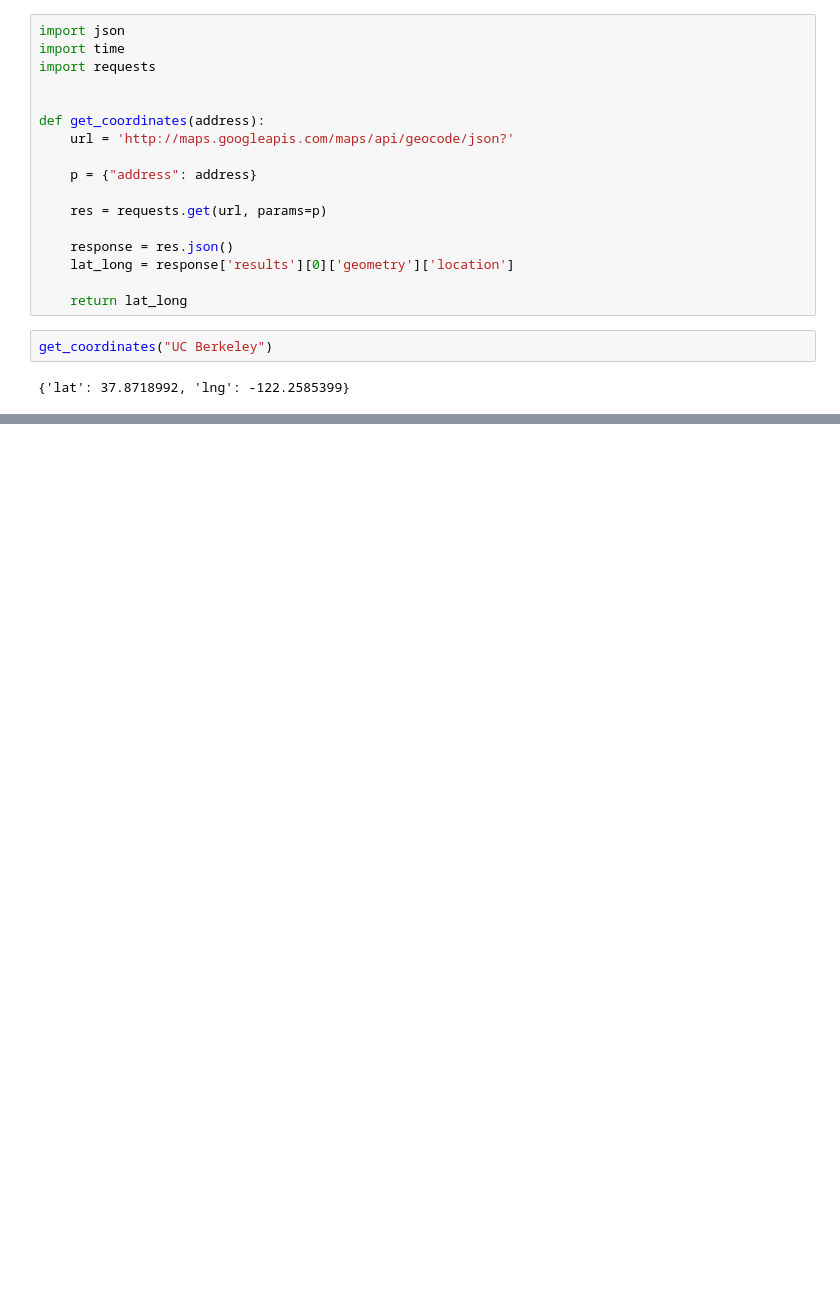
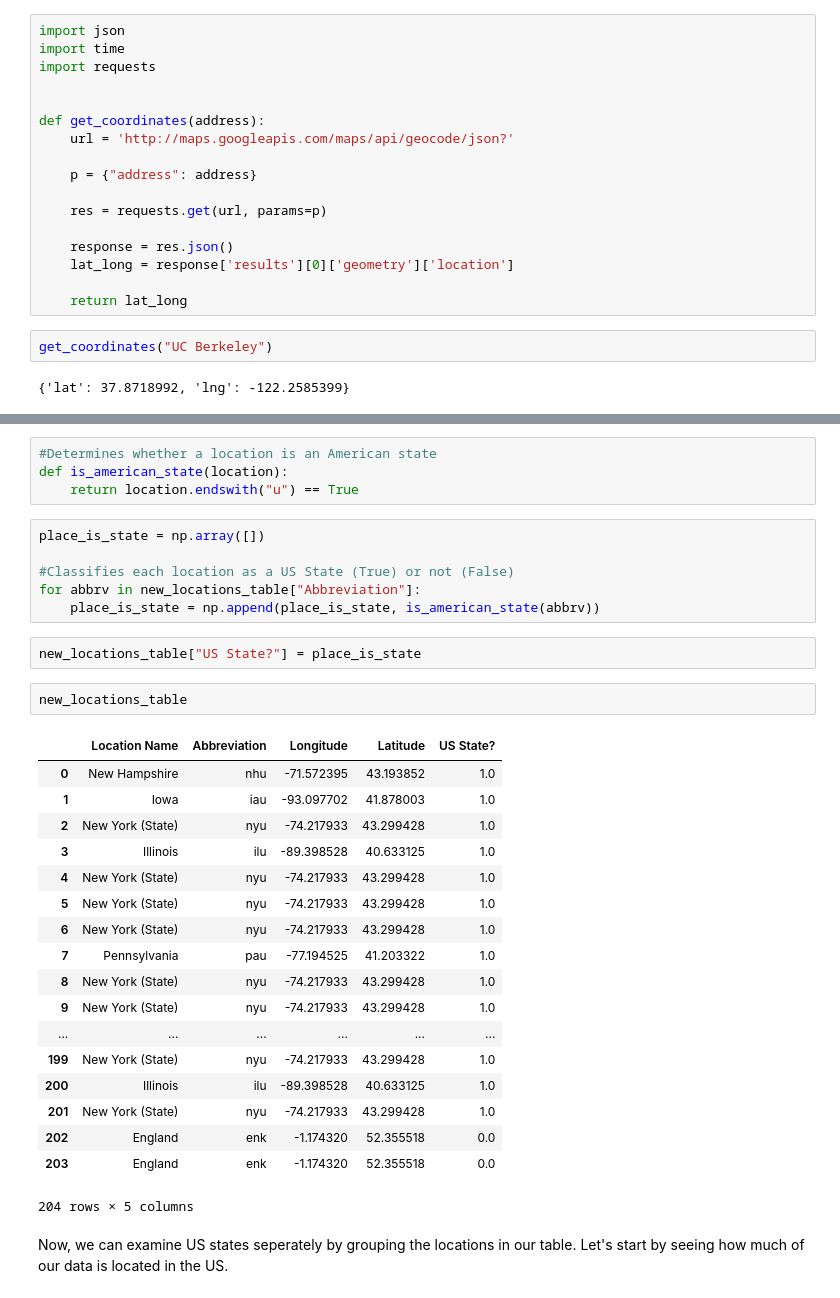
Before and after one commit to ds-modules/Library-HTRC, a Jupyter notebook: 03-mapping/Mapping the Books of the Dadaist Movement.ipynb, the cells around one changed output, grey strips where cells are left out. Drawn from its saved outputs; the diff is of its cells as text; blank space fills up the shorter version.

```diff
--- a/03-mapping/Mapping the Books of the Dadaist Movement.ipynb
+++ b/03-mapping/Mapping the Books of the Dadaist Movement.ipynb
@@ -175,0 +475,35 @@ marc_codes
+# %%
+#Determines whether a location is an American state
+def is_american_state(location):
+    return location.endswith("u") == True
+# %%
+place_is_state = np.array([])
+
+#Classifies each location as a US State (True) or not (False)
+for abbrv in new_locations_table["Abbreviation"]:
+    place_is_state = np.append(place_is_state, is_american_state(abbrv))
+# %%
+new_locations_table["US State?"] = place_is_state
+# %%
+new_locations_table
+# %% [output]
+|  | Location Name | Abbreviation | Longitude | Latitude | US State? |
+| 0 | New Hampshire | nhu | -71.572395 | 43.193852 | 1.0 |
+| 1 | Iowa | iau | -93.097702 | 41.878003 | 1.0 |
+| 2 | New York (State) | nyu | -74.217933 | 43.299428 | 1.0 |
+| 3 | Illinois | ilu | -89.398528 | 40.633125 | 1.0 |
+| 4 | New York (State) | nyu | -74.217933 | 43.299428 | 1.0 |
+| 5 | New York (State) | nyu | -74.217933 | 43.299428 | 1.0 |
+| 6 | New York (State) | nyu | -74.217933 | 43.299428 | 1.0 |
+| 7 | Pennsylvania | pau | -77.194525 | 41.203322 | 1.0 |
+| 8 | New York (State) | nyu | -74.217933 | 43.299428 | 1.0 |
+| 9 | New York (State) | nyu | -74.217933 | 43.299428 | 1.0 |
+| ... | ... | ... | ... | ... | ... |
+| 199 | New York (State) | nyu | -74.217933 | 43.299428 | 1.0 |
+| 200 | Illinois | ilu | -89.398528 | 40.633125 | 1.0 |
+| 201 | New York (State) | nyu | -74.217933 | 43.299428 | 1.0 |
+| 202 | England | enk | -1.174320 | 52.355518 | 0.0 |
+| 203 | England | enk | -1.174320 | 52.355518 | 0.0 |
+204 rows × 5 columns
+# %% [markdown]
+Now, we can examine US states seperately by grouping the locations in our table. Let's start by seeing how much of our data is located in the US.
```
Also changed, not shown: parts of 39 cells of this notebook, 2 other files.
